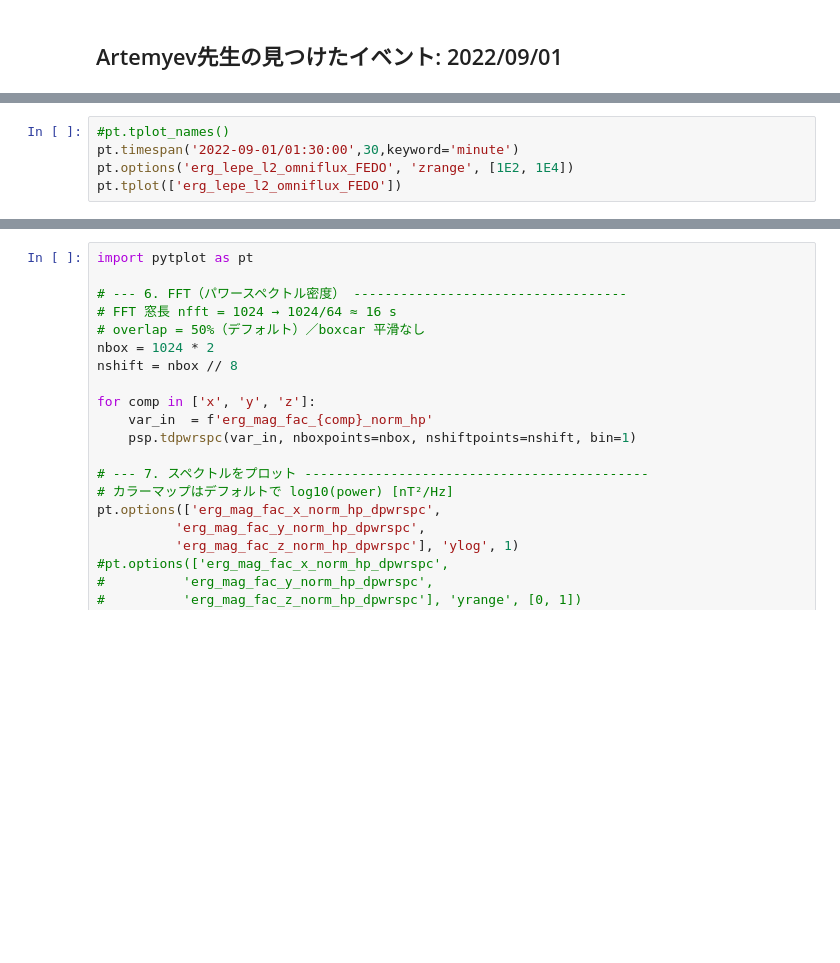
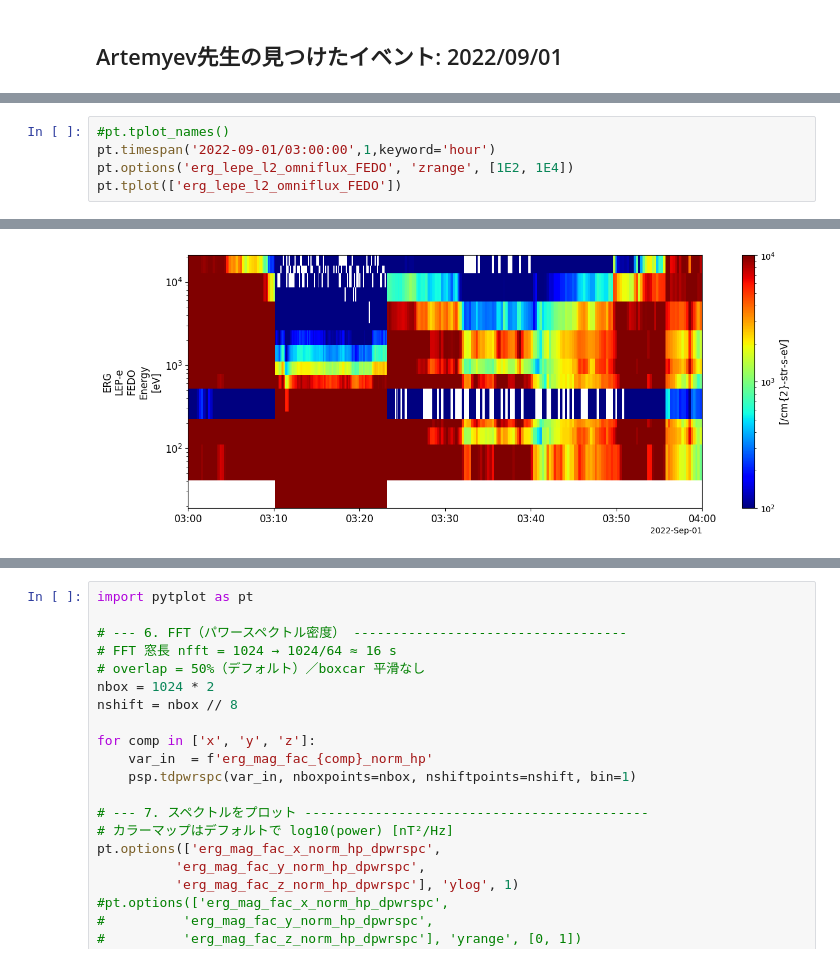
Before and after one commit to santanka/observation_workspace, a Jupyter notebook: KAW_observation/KAW_observation_notebook.ipynb, the cells around one changed output, grey strips where cells are left out. Cells and saved outputs as stored; diff of their text form; blank space fills up the shorter version.

```diff
--- a/KAW_observation/KAW_observation_notebook.ipynb
+++ b/KAW_observation/KAW_observation_notebook.ipynb
@@ -21,5 +104,6 @@ psp.erg.orb(trange=time_range, level='l2', datatype='def')
 # %%
 #pt.tplot_names()
-pt.timespan('2022-09-01/01:30:00',30,keyword='minute')
+pt.timespan('2022-09-01/03:00:00',1,keyword='hour')
 pt.options('erg_lepe_l2_omniflux_FEDO', 'zrange', [1E2, 1E4])
 pt.tplot(['erg_lepe_l2_omniflux_FEDO'])
+# %% [output]
@@ -26,3 +113,4 @@ pt.tplot(['erg_lepe_l2_omniflux_FEDO'])
+[figure, added]
 # %%
 # --- 必要ライブラリ -------------------------------------------------------
 import pyspedas as psp
```
Also changed, not shown: parts of 8 cells of this notebook, 2 other files.
